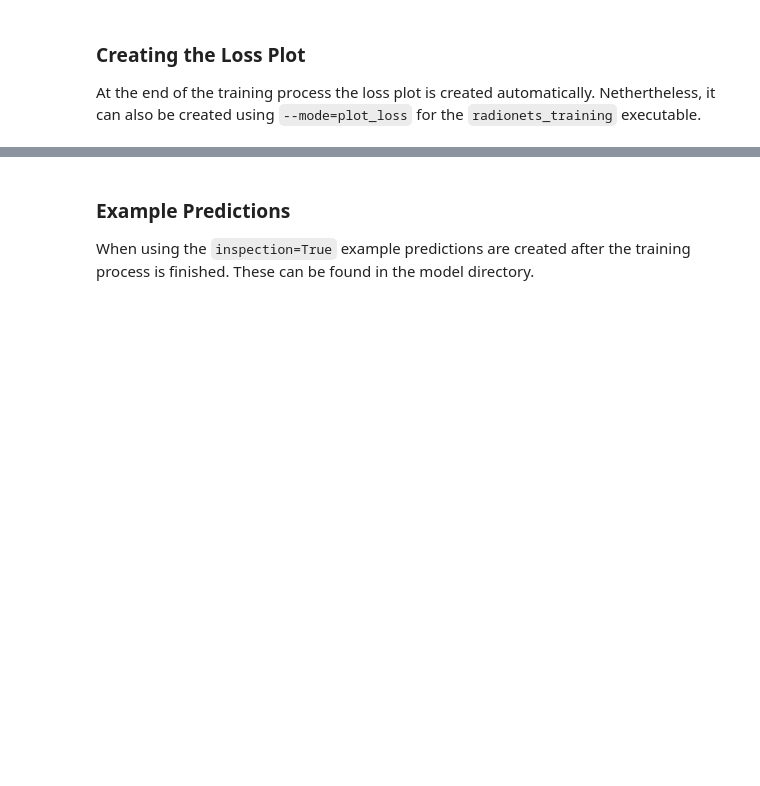
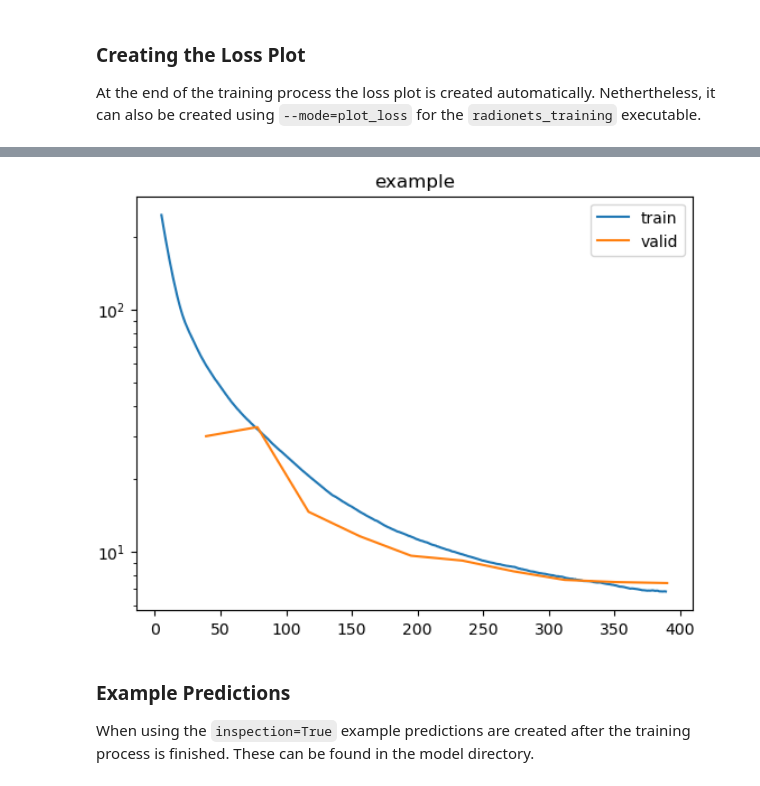
Before and after one commit to radionets-project/radionets, a Jupyter notebook: examples/02_model_training.ipynb, the cells around one changed output, grey strips where cells are left out. Drawn from its saved outputs; the diff is of its cells as text; code cells hidden in the pictures; blank space fills up the shorter version.

```diff
--- a/examples/02_model_training.ipynb
+++ b/examples/02_model_training.ipynb
@@ -127,5 +127,5 @@ Plotting Learning rate for: example
 
 Plotting Loss for: example
 # %%
-IFrame(src="./build/example_model/example_loss.pdf", width=600, height=450)
+Image(data="./build/example_model/example_loss.png", width=600, height=450)
 # %% [output]
@@ -133,3 +132,4 @@ IFrame(src="./build/example_model/example_loss.pdf", width=600, height=450)
+[figure, added]
 # %% [markdown]
 ### Example Predictions
 
```
Also changed, not shown: parts of 10 cells of this notebook, 13 other files.
